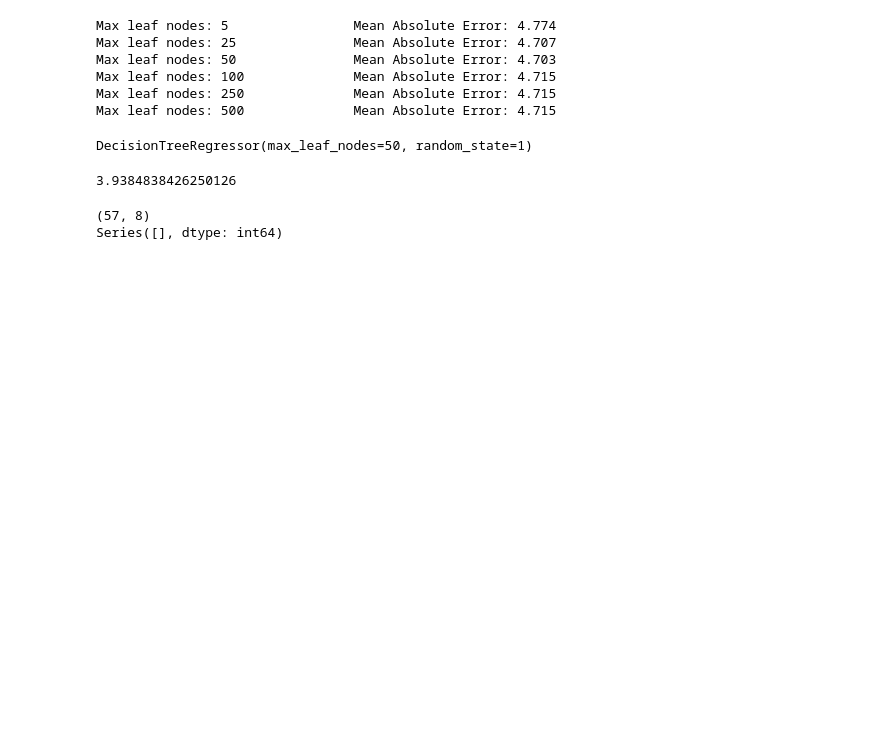
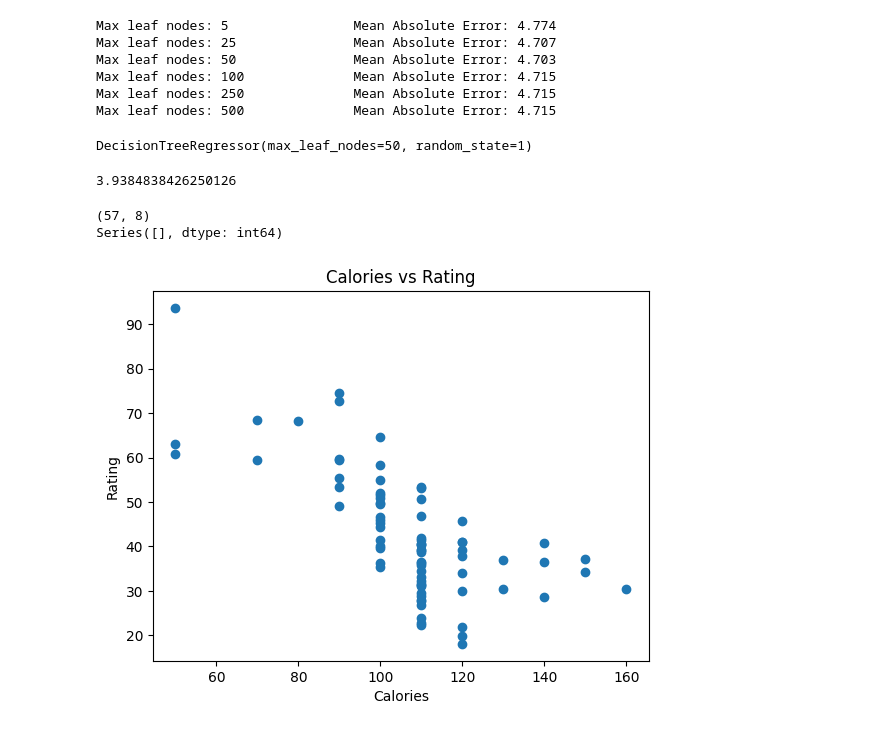
Before and after one commit to Lueezyy/cereal-rating-predictor, a Jupyter notebook: project/predictor.ipynb, the cells around one changed output. Cells and saved outputs as stored; diff of their text form; code cells hidden in the pictures; blank space fills up the shorter version.

Commit message:
added plot

```diff
--- a/project/predictor.ipynb
+++ b/project/predictor.ipynb
@@ -138,3 +138,14 @@ print(missing_val_count[missing_val_count > 0])
 # %% [output]
 (57, 8)
 Series([], dtype: int64)
+# %%
+import matplotlib.pyplot as plt
+
+plt.figure()
+plt.scatter(X['calories'], y)
+plt.xlabel('Calories')
+plt.ylabel("Rating")
+plt.title('Calories vs Rating')
+plt.show()
+# %% [output]
+[figure, added]
```
